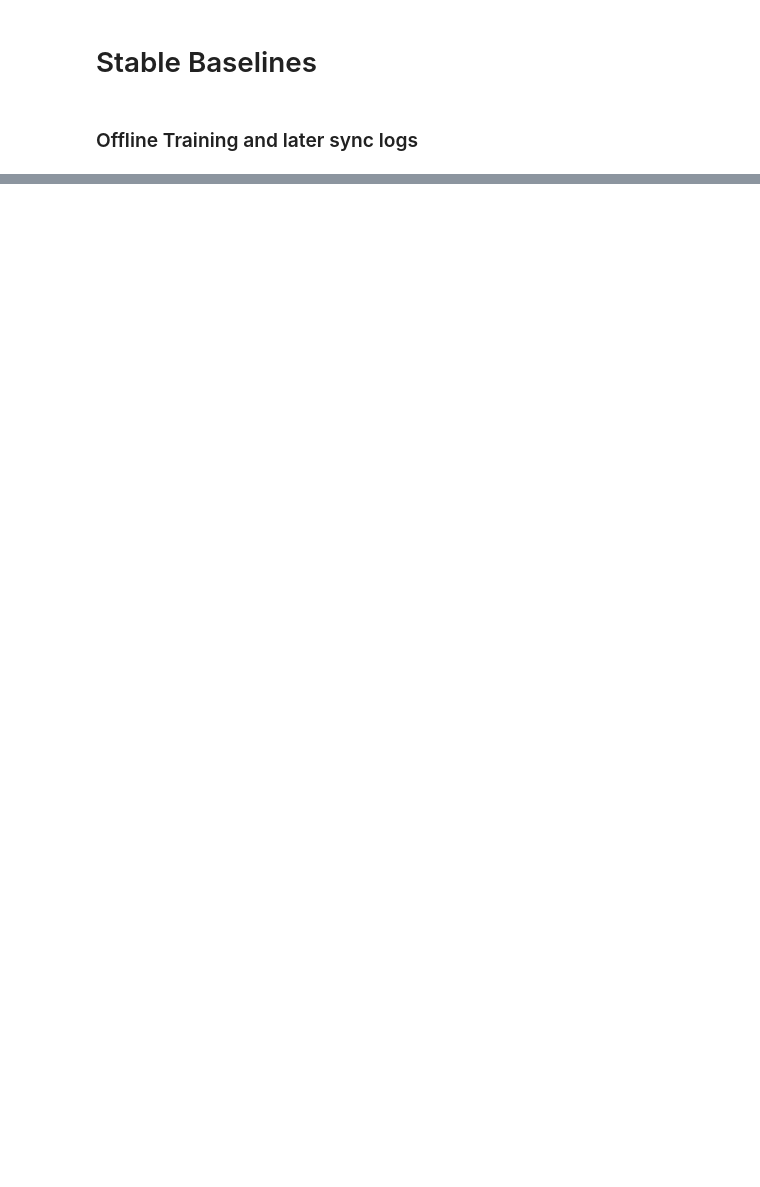
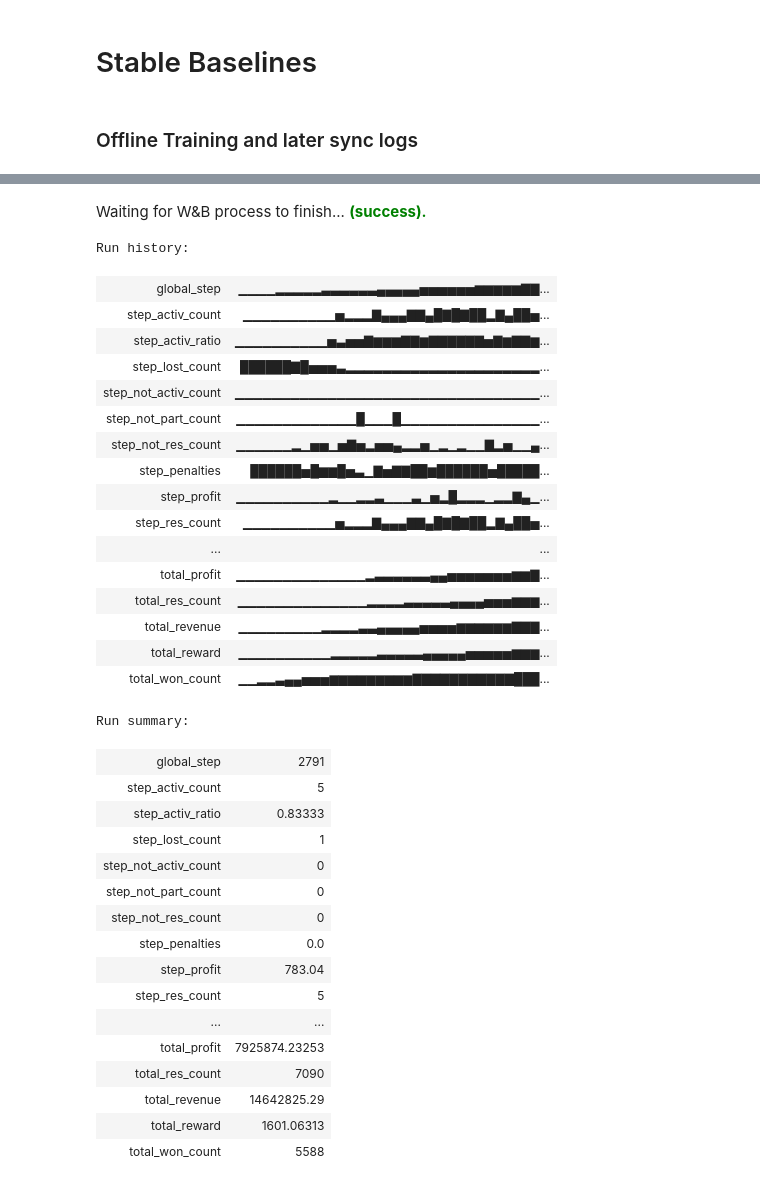
Before and after one commit to jlp237/MA-VPP-RL-bidding, a Jupyter notebook: 02_VPPBiddingEnv.ipynb, the cells around one changed output, grey strips where cells are left out. Drawn from its saved outputs; the diff is of its cells as text; code cells hidden in the pictures; blank space fills up the shorter version.

```diff
--- a/02_VPPBiddingEnv.ipynb
+++ b/02_VPPBiddingEnv.ipynb
@@ -647,32 +105,0 @@ wandb.finish()
-# %%
-env = make('VPPBiddingEnv-TRAIN-v1', render_mode="human")
-env = Monitor(env)
-env = RecordEpisodeStatistics(env) # record stats such as returns
-
-
-config = {
-    "policy": 'MultiInputPolicy',
-    "total_timesteps": experiment_timesteps #557
-}
-
-wandb.init(
-    config=config,
-    sync_tensorboard=True,  # automatically upload SB3's tensorboard metrics to W&B
-    project="RL-VPP-Training",
-    monitor_gym=True,       # automatically upload gym environements' videos
-    save_code=True,
-    entity="jlu237",
-    tags=["PPO"] + experiment_tags,
-    job_type="training"
-)
-
-model = PPO(config['policy'], env, verbose=0, n_steps=2)
-
-
-model.learn(total_timesteps=config['total_timesteps'],
-            log_interval=1,
-            progress_bar = True,
-            callback=WandbCallback(
-                gradient_save_freq=1,
-                verbose=0))
-wandb.finish()
@@ -813,0 +281,13 @@ wandb.finish()
+# %%
+ALGORITHM = "R_PPO"
+
+try:
+    print("now training " + ALGORITHM)
+    return_code, model = train_algo(ALGORITHM)
+    print("training finished with : " + str(return_code))
+    return_code = evaluate_algo(ALGORITHM, model)
+    print("evaluation finished with : " + str(return_code))
+except AssertionError as e:
+    # Sometimes, random hyperparams can generate NaN
+    print(e)
+# %% [output]
@@ -813,0 +301,35 @@ wandb.finish()
+Waiting for W&B process to finish... (success).
+Run history:
+| global_step | ▁▁▁▁▂▂▂▂▂▃▃▃▃▃▃▄▄▄▄▄▅▅▅▅▅▅▆▆▆▆▆▇▇... |
+| step_activ_count | ▁▁▁▁▁▁▁▁▁▁▅▂▂▂▇▄▄▄▇▇▄█▇█▇██▂▇▄██▅... |
+| step_activ_ratio | ▁▁▁▁▁▁▁▁▁▁▅▃▅▅▇▆▆▆▇▇▆▇▇▇▇▇▇▅▇▆▇▇▆... |
+| step_lost_count | ██████▇█▅▅▅▃▂▂▂▂▂▂▂▂▂▂▂▂▂▂▂▂▂▂▂▂▂... |
+| step_not_activ_count | ▁▁▁▁▁▁▁▁▁▁▁▁▁▁▁▁▁▁▁▁▁▁▁▁▁▁▁▁▁▁▁▁▁... |
+| step_not_part_count | ▁▁▁▁▁▁▁▁▁▁▁▁▁█▁▁▁█▁▁▁▁▁▁▁▁▁▁▁▁▁▁▁... |
+| step_not_res_count | ▁▁▁▁▁▁▂▁▅▅▁▅▇▅▂▅▅▄▂▂▅▁▂▁▂▁▁▇▂▅▁▁▄... |
+| step_penalties | ██████▅█▆▆█▅▃▁▇▅▇▇██▆██████▅█████... |
+| step_profit | ▁▁▁▁▁▁▁▁▁▁▂▁▁▂▂▃▁▁▁▃▁▅▂█▂▂▂▁▂▂▇▄▁... |
+| step_res_count | ▁▁▁▁▁▁▁▁▁▁▅▂▂▂▇▄▄▄▇▇▄█▇█▇██▂▇▄██▅... |
+| ... | ... |
+| total_profit | ▁▁▁▁▁▁▁▁▁▁▁▁▁▁▂▃▃▃▃▃▃▄▄▅▅▅▅▅▅▅▆▆▇... |
+| total_res_count | ▁▁▁▁▁▁▁▁▁▁▁▁▁▁▂▂▂▂▃▃▃▃▃▄▄▄▄▅▅▅▆▆▆... |
+| total_revenue | ▁▁▁▁▁▁▁▁▁▂▂▂▂▃▃▄▄▄▄▄▅▅▅▅▆▆▆▆▆▆▇▇▇... |
+| total_reward | ▁▁▁▁▁▁▁▁▁▁▂▂▂▂▂▃▃▃▃▃▄▄▄▄▄▅▅▅▅▅▆▆▆... |
+| total_won_count | ▁▁▂▂▃▄▄▅▅▅▆▆▆▆▆▆▆▆▆▇▇▇▇▇▇▇▇▇▇▇███... |
+Run summary:
+| global_step | 2791 |
+| step_activ_count | 5 |
+| step_activ_ratio | 0.83333 |
+| step_lost_count | 1 |
+| step_not_activ_count | 0 |
+| step_not_part_count | 0 |
+| step_not_res_count | 0 |
+| step_penalties | 0.0 |
+| step_profit | 783.04 |
+| step_res_count | 5 |
+| ... | ... |
+| total_profit | 7925874.23253 |
+| total_res_count | 7090 |
+| total_revenue | 14642825.29 |
+| total_reward | 1601.06313 |
+| total_won_count | 5588 |
```
Also changed, not shown: parts of 69 cells of this notebook, 14 other files.
